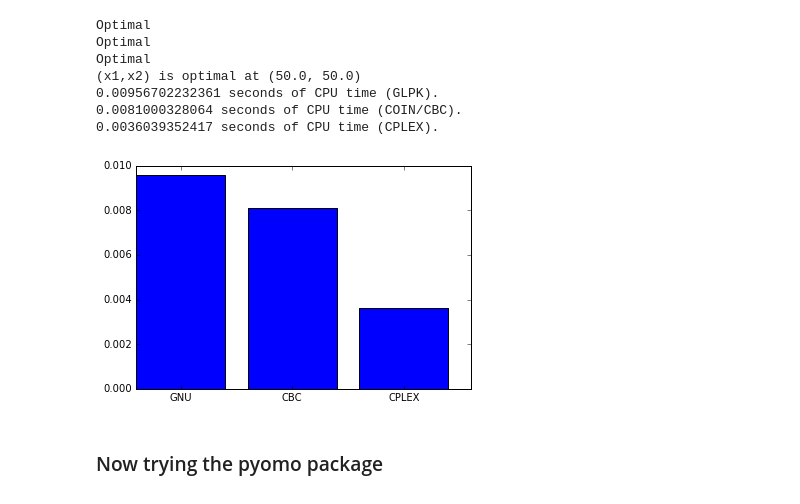
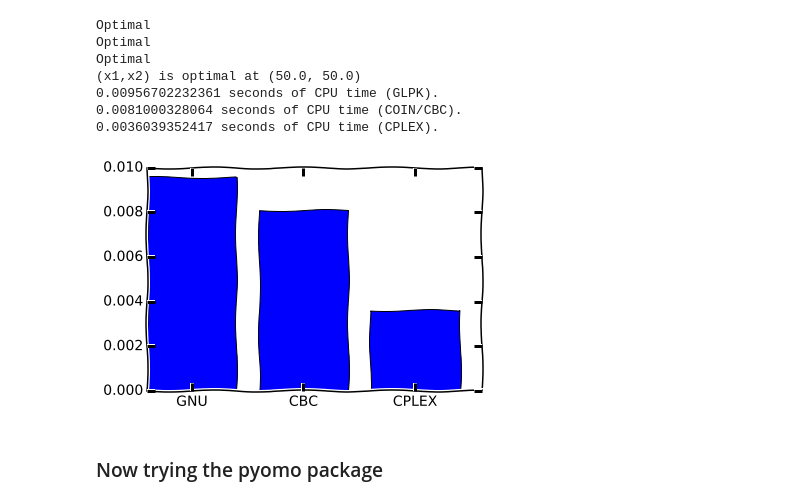
Before and after one commit to fergieis/LinearProgramming, a Jupyter notebook: Ferguson Linear Programming Project.ipynb, the cells around one changed output. Saved outputs shown, nothing was run; the diff lists cells and outputs as text; code cells hidden in the pictures.

```diff
--- a/Ferguson Linear Programming Project.ipynb
+++ b/Ferguson Linear Programming Project.ipynb
@@ -157,15 +157,17 @@ Optimal
 # %%
 
 
 
 #import bokeh
+pp.xkcd()
 ind = np.arange(3)
 chart_1 = pp.bar(ind, time)
 pp.xticks(ind+.8/2,  ("GNU", "CBC", "CPLEX"))
 pp.show()
+
 #print(time)
 # %% [output]
-[figure, old version]
+[figure, new version]
 # %% [markdown]
 ### Now trying the pyomo package
 # %%
```
Also changed, not shown: 1 other file.
